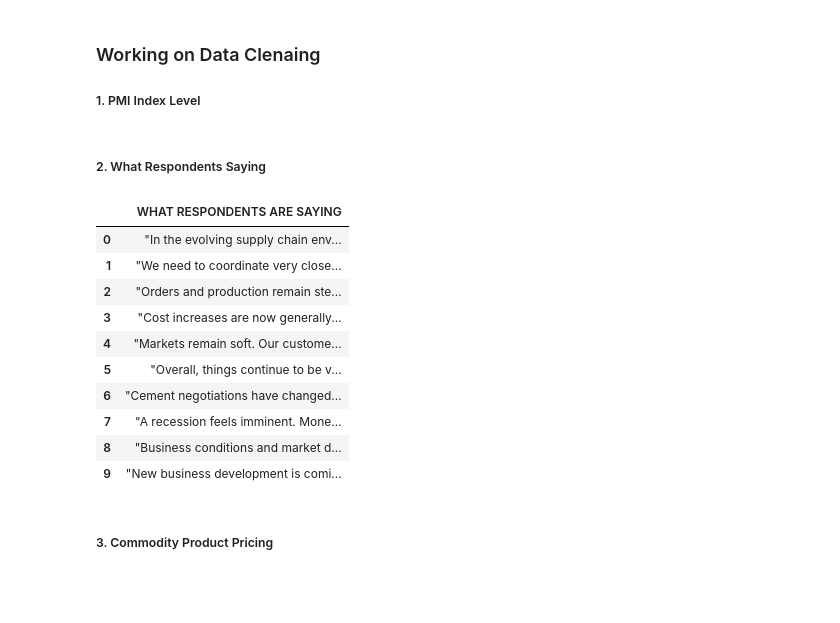
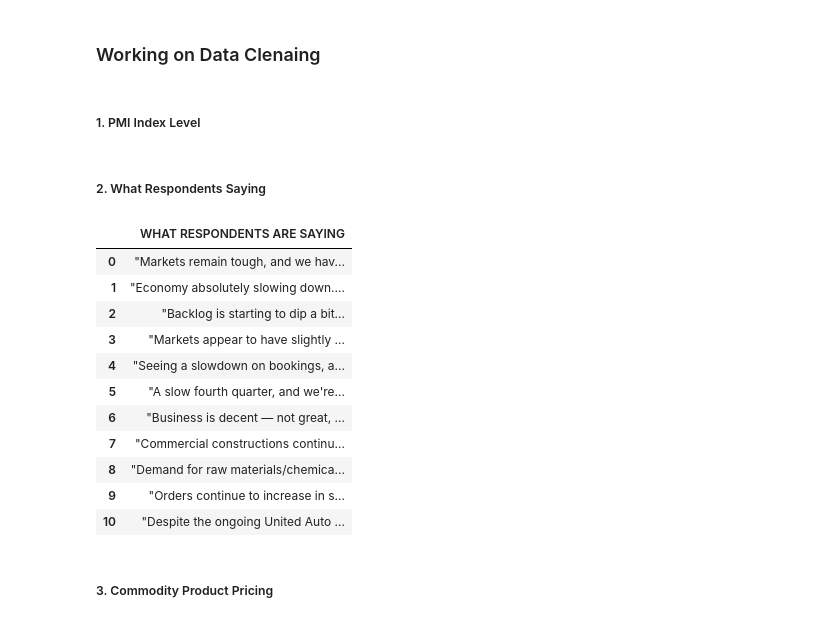
Before and after one commit to Jackylegend/python, a Jupyter notebook: ipynbs/pmi.ipynb, the cells around one changed output. Cells and saved outputs as stored; diff of their text form; code cells hidden in the pictures; blank space fills up the shorter version.

```diff
--- a/ipynbs/pmi.ipynb
+++ b/ipynbs/pmi.ipynb
@@ -23,5 +25,8 @@ glance = pd.read_excel('/Users/jackyliu/Desktop/python/pmi/glancetable.xlsx')
 comments = pd.read_excel('/Users/jackyliu/Desktop/python/pmi/comments.xlsx')
 sector_ranking = pd.read_excel('/Users/jackyliu/Desktop/python/pmi/sector_ranking.xlsx')
 # %%
-url = 'https://www.prnewswire.com/news-releases/manufacturing-pmi-at-49-september-2023-manufacturing-ism-report-on-business-301943535.html#:~:text=The%20report%20was%20issued%20today,47.6%20percent%20recorded%20in%20August.'
+# Copy and paste latest month data url
+
+url = 'https://www.prnewswire.com/news-releases/manufacturing-pmi-at-46-7-october-2023-manufacturing-ism-report-on-business-301973296.html'
+
 response = requests.get(url)
@@ -169,6 +227,7 @@ ranking_df = ranking_df[col_oder]
 # %% [markdown]
 ### Working on Data Clenaing ###
-##### 1. PMI Index Level #####
+# %% [markdown]
+##### 1. PMI Index Level #####
 # %%
 # variables = data_table, respondent_comment, commodity_df, ranking_df
 # 1. Working on data_table
@@ -196,20 +254,21 @@ updated_index_data.to_excel('C:/Users/fanjz/Desktop/python/pmi/pmi_level.xlsx',
 # %%
 #pd.set_option('display.max_colwidth', None)
 pd.set_option('display.max_rows', None)
-pd.set_option('display.max_colwidth', 120)
+pd.set_option('display.max_colwidth', 150)
 respondent_comment
 # %% [output]
 |  | WHAT RESPONDENTS ARE SAYING |
-| 0 | "In the evolving supply chain env... |
-| 1 | "We need to coordinate very close... |
-| 2 | "Orders and production remain ste... |
-| 3 | "Cost increases are now generally... |
-| 4 | "Markets remain soft. Our custome... |
-| 5 | "Overall, things continue to be v... |
-| 6 | "Cement negotiations have changed... |
-| 7 | "A recession feels imminent. Mone... |
-| 8 | "Business conditions and market d... |
-| 9 | "New business development is comi... |
+| 0 | "Markets remain tough, and we hav... |
+| 1 | "Economy absolutely slowing down.... |
+| 2 | "Backlog is starting to dip a bit... |
+| 3 | "Markets appear to have slightly ... |
+| 4 | "Seeing a slowdown on bookings, a... |
+| 5 | "A slow fourth quarter, and we're... |
+| 6 | "Business is decent — not great, ... |
+| 7 | "Commercial constructions continu... |
+| 8 | "Demand for raw materials/chemica... |
+| 9 | "Orders continue to increase in s... |
+| 10 | "Despite the ongoing United Auto ... |
 # %%
 updated_comments = respondent_comment['WHAT RESPONDENTS ARE SAYING'].str.split('[', expand=True)
 updated_comments.columns = [new_date_str, 'Industry']
```
Also changed, not shown: parts of 50 cells of this notebook, 8 other files.
